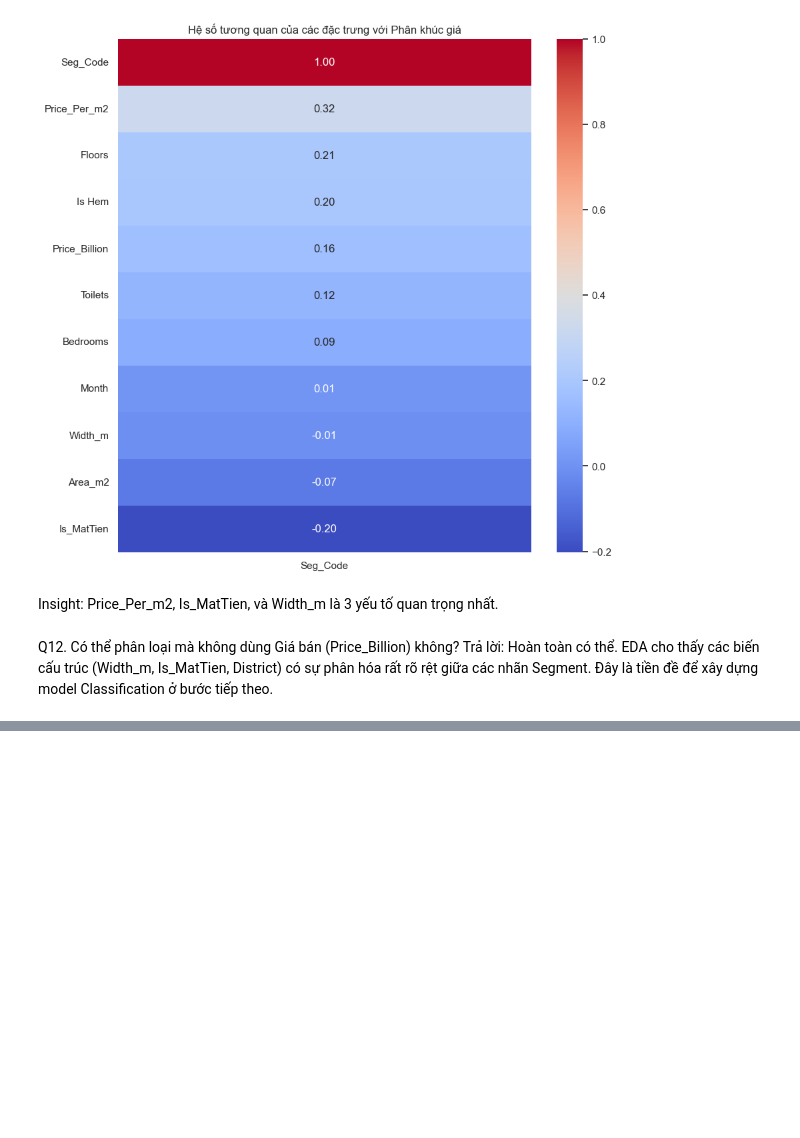
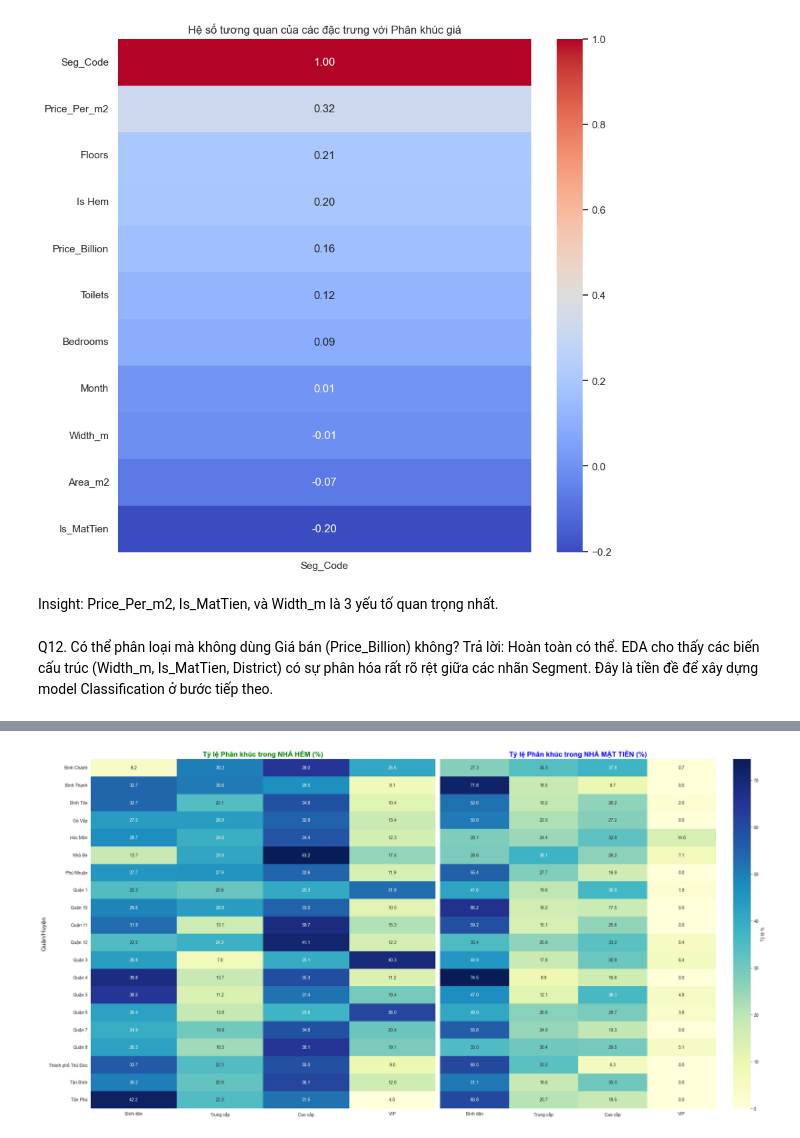
Before and after one commit to MinhTruc09/Predicting-Segment-Value-Of-House-In-TPHCM, a Jupyter notebook: notebooks/EDA/01_eda.ipynb, the cells around one changed output, grey strips where cells are left out. Saved outputs shown, nothing was run; the diff lists cells and outputs as text; code cells hidden in the pictures; blank space fills up the shorter version.

Commit message:
feat: Implement initial EDA, modeling, and a Streamlit application for house segment value prediction.

```diff
--- a/notebooks/EDA/01_eda.ipynb
+++ b/notebooks/EDA/01_eda.ipynb
@@ -664,0 +746,54 @@ Trả lời: Hoàn toàn có thể. EDA cho thấy các biến cấu trúc (Widt
+# %%
+import pandas as pd
+import seaborn as sns
+import matplotlib.pyplot as plt
+
+# ---------------------------------------------------------
+# 1. CHUẨN BỊ DỮ LIỆU
+# ---------------------------------------------------------
+# Đảm bảo thứ tự phân khúc đúng chuẩn (để biểu đồ không bị lộn xộn)
+thu_tu_phan_khuc = ['Bình dân', 'Trung cấp', 'Cao cấp', 'VIP']
+df['Segment'] = pd.Categorical(df['Segment'], categories=thu_tu_phan_khuc, ordered=True)
+
+# ---------------------------------------------------------
+# 2. TẠO 2 BẢNG CROSSTAB RIÊNG BIỆT
+# ---------------------------------------------------------
+
+# Bảng 1: Dành cho Nhà Hẻm (Is_MatTien == 0)
+df_hem = df[df['Is_MatTien'] == 0]
+ct_hem = pd.crosstab(df_hem['District'], df_hem['Segment'], normalize='index') * 100
+
+# Bảng 2: Dành cho Nhà Mặt Tiền (Is_MatTien == 1)
+df_mattien = df[df['Is_MatTien'] == 1]
+ct_mattien = pd.crosstab(df_mattien['District'], df_mattien['Segment'], normalize='index') * 100
+
+# ---------------------------------------------------------
+# 3. VẼ BIỂU ĐỒ (2 HÌNH CẠNH NHAU)
+# ---------------------------------------------------------
+# Tạo khung hình lớn có 1 hàng, 2 cột
+fig, axes = plt.subplots(1, 2, figsize=(24, 12), sharey=True) # sharey=True để trục Quận thẳng hàng nhau
+
+# --- VẼ BIỂU ĐỒ 1: NHÀ HẺM ---
+sns.heatmap(ct_hem,
+            annot=True, fmt=".1f",
+            cmap="YlGnBu",
+            ax=axes[0],
+            cbar=False) # Tắt thanh màu ở hình 1 cho đỡ rối
+axes[0].set_title("Tỷ lệ Phân khúc trong NHÀ HẺM (%)", fontsize=16, fontweight='bold', color='green')
+axes[0].set_xlabel("")
+axes[0].set_ylabel("Quận/Huyện", fontsize=14)
+
+# --- VẼ BIỂU ĐỒ 2: NHÀ MẶT TIỀN ---
+sns.heatmap(ct_mattien,
+            annot=True, fmt=".1f",
+            cmap="YlGnBu",
+            ax=axes[1],
+            cbar_kws={'label': 'Tỷ lệ %'}) # Chỉ hiện thanh màu ở hình 2
+axes[1].set_title("Tỷ lệ Phân khúc trong NHÀ MẶT TIỀN (%)", fontsize=16, fontweight='bold', color='blue')
+axes[1].set_xlabel("")
+axes[1].set_ylabel("") # Bỏ nhãn trục Y ở hình 2 cho gọn
+
+plt.tight_layout()
+plt.show()
+# %% [output]
+[figure, added]
```
Also changed, not shown: parts of 1 cell of this notebook, 7 other files.
